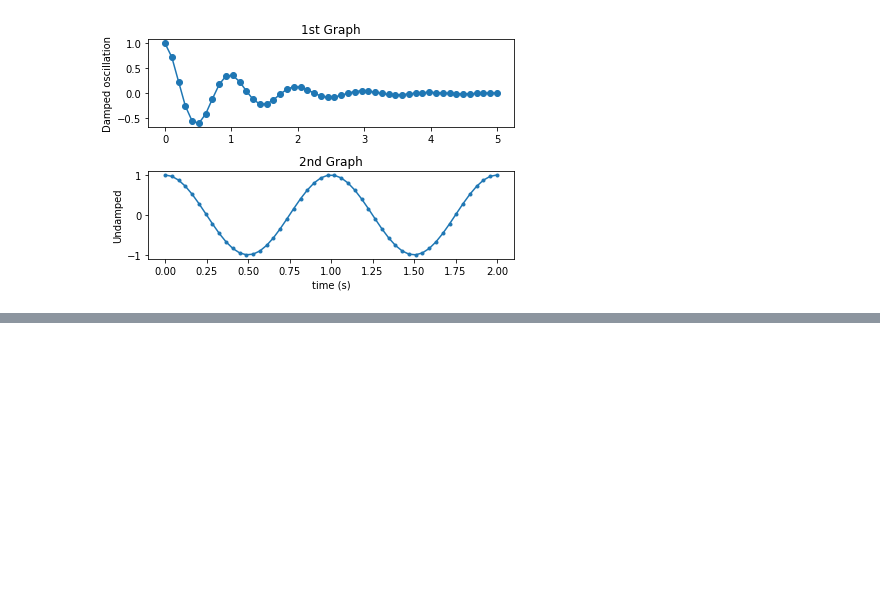
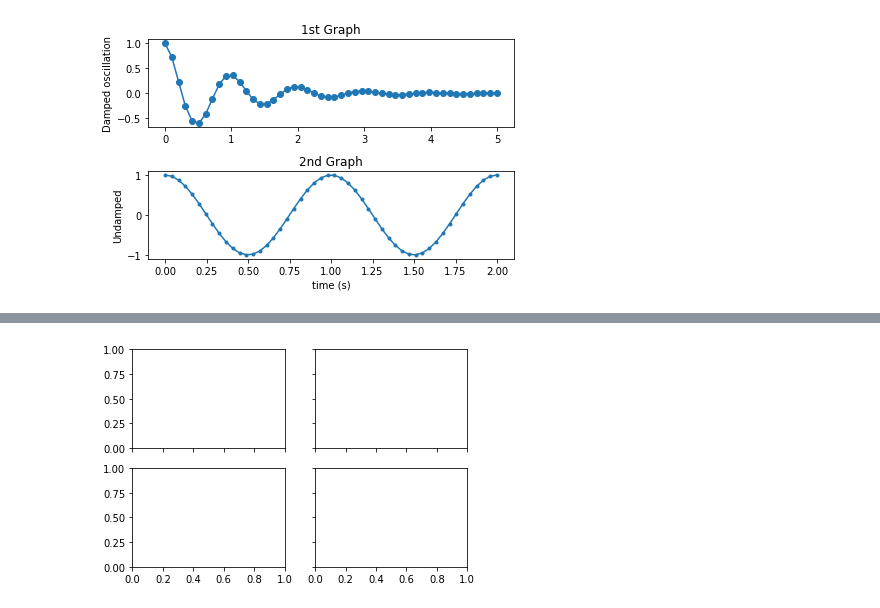
Before and after one commit to goodDev-junhyuk/JupyterNotebook, a Jupyter notebook: Matplotlib_Pie_Chart.ipynb, the cells around one changed output, grey strips where cells are left out. Cells and saved outputs as stored; diff of their text form; code cells hidden in the pictures; blank space fills up the shorter version.

```diff
--- a/Matplotlib_Pie_Chart.ipynb
+++ b/Matplotlib_Pie_Chart.ipynb
@@ -254,0 +268,7 @@ plt.savefig('savefig_default.png')
+# %%
+import matplotlib.pyplot as plt
+
+fig, ax = plt.subplots(2, 2, sharex=True, sharey=True)
+plt.show()
+# %% [output]
+[figure, added]
```
Also changed, not shown: parts of 3 cells of this notebook.
